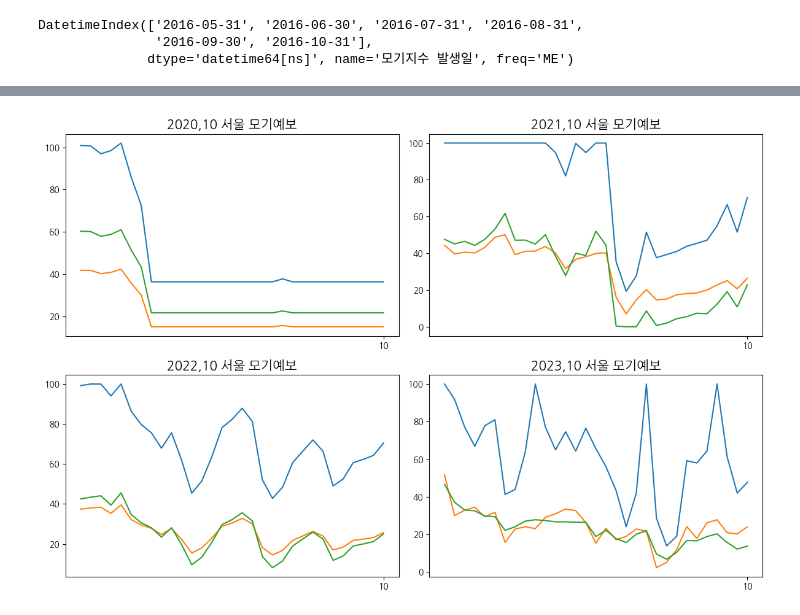
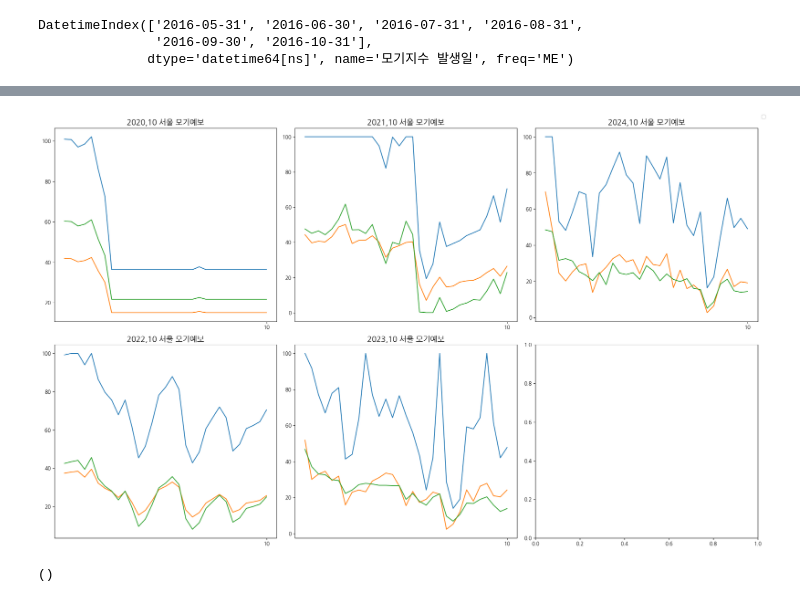
Before and after one commit to matdongsan5/Project, a Jupyter notebook: PublicData_이정욱/main.ipynb, the cells around one changed output, grey strips where cells are left out. Saved outputs shown, nothing was run; the diff lists cells and outputs as text; code cells hidden in the pictures.

```diff
--- a/PublicData_이정욱/main.ipynb
+++ b/PublicData_이정욱/main.ipynb
@@ -556,6 +677,8 @@ smDF.head()
 | 2024-10-29 | 49.7 | 17.1 | 14.8 |
 | 2024-10-28 | 66.0 | 26.7 | 21.2 |
 | 2024-10-27 | 45.4 | 19.8 | 18.6 |
+# %%
+smDF = smDF.sort_index(ascending=True)
 # %%
 def sm_year(year1, month2=None, place1=None ):
     if place1 == 0:
@@ -691,30 +863,42 @@ plt.show()
 # %%
 # 16 ~ 24
-fig, ax = plt.subplots(2,2, figsize=(12,8))
-
+fig, ax = plt.subplots(2,3, figsize=(20,12))
 
 data1 = sm_year(2020,10)
 data2 = sm_year(2021,10)
 data3 = sm_year(2022,10)
 data4 = sm_year(2023,10)
+data5 = sm_year(2024,10)
 
+# labels = ['수변부', '주거지', '공원']
 ax[0,0].plot(sm_year(2020,10).index, data1)
 ax[0,0].set_title('2020,10 서울 모기예보', fontdict={'fontsize':15} )
 ax[0,0].set_xticks(sm_year(2020,10).resample('M').last().index, labels= sm_year(2020,10).resample('M').last().index.month)
+
 
 ax[0,1].plot(sm_year(2021,10).index, data2)
 ax[0,1].set_title('2021,10 서울 모기예보', fontdict={'fontsize':15} )
 ax[0,1].set_xticks(sm_year(2021,10).resample('M').last().index, labels= sm_year(2021,10).resample('M').last().index.month)
 
 ax[1,0].plot(sm_year(2022,10).index, data3)
 ax[1,0].set_title('2022,10 서울 모기예보', fontdict={'fontsize':15} )
 ax[1,0].set_xticks(sm_year(2022,10).resample('M').last().index, labels= sm_year(2022,10).resample('M').last().index.month)
 
 ax[1,1].plot(sm_year(2023,10).index, data4)
 ax[1,1].set_title('2023,10 서울 모기예보', fontdict={'fontsize':15} )
 ax[1,1].set_xticks(sm_year(2023,10).resample('M').last().index, labels= sm_year(2023,10).resample('M').last().index.month)
 
+ax[0,2].plot(sm_year(2024,10).index, data5)
+ax[0,2].set_title('2024,10 서울 모기예보', fontdict={'fontsize':15} )
+ax[0,2].set_xticks(sm_year(2024,10).resample('M').last().index, labels= sm_year(2024,10).resample('M').last().index.month)
+
+
+fig.legend()
 plt.tight_layout()
 plt.show()
 # %% [output]
-[figure, old version]
+[figure, new version]
+# %%
+data2.iloc[34,1].shape
+# %% [output]
+()
```
Also changed, not shown: parts of 28 cells of this notebook.
